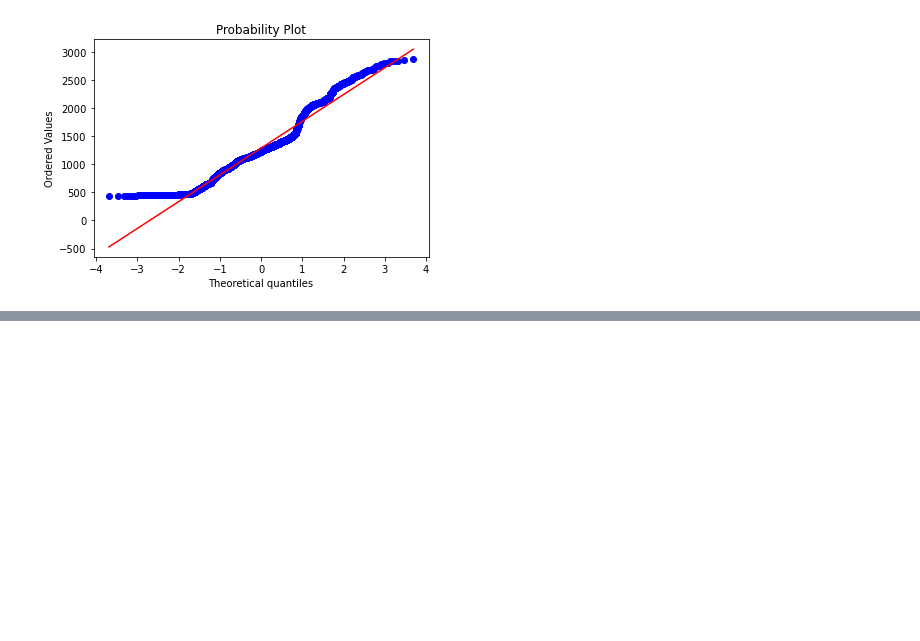
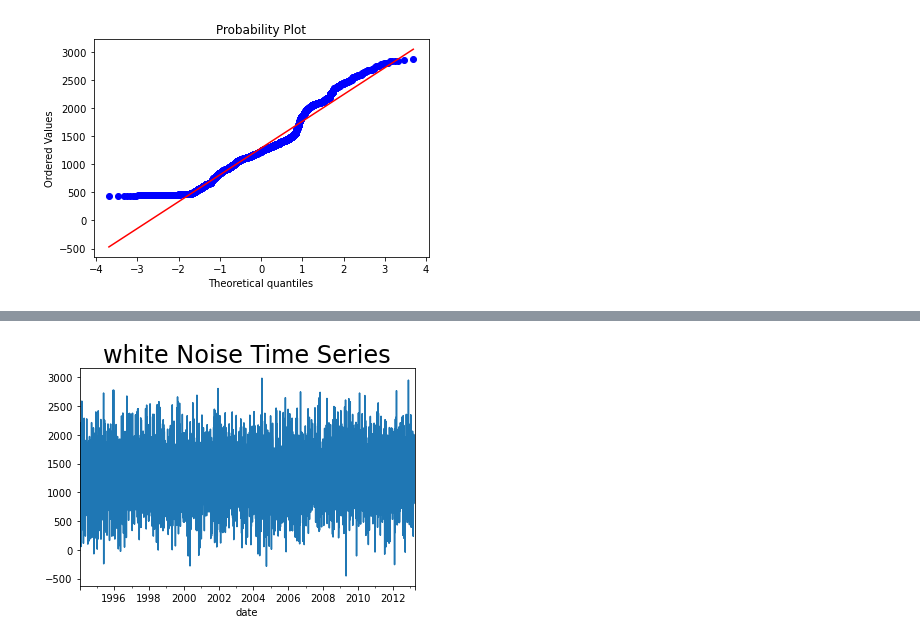
Before and after one commit to developergaurav77/Time-Series-Analysis, a Jupyter notebook: 0_Introduction_to_time_series.ipynb, the cells around one changed output, grey strips where cells are left out. Cells and saved outputs as stored; diff of their text form; code cells hidden in the pictures; blank space fills up the shorter version.

```diff
--- a/0_Introduction_to_time_series.ipynb
+++ b/0_Introduction_to_time_series.ipynb
@@ -126,0 +249,3 @@ pylab.show()
+# %%
+size = int(len(df) * 0.8)
+size
@@ -126,0 +254,3 @@ pylab.show()
+# %%
+df_train = df.iloc[:size]
+df_test = df.iloc[size:]
@@ -126,0 +284,3 @@ pylab.show()
+# %%
+wn = np.random.normal(loc=df.market_value.mean(),scale=df.market_value.std(),size=len(df_train))
+wn
@@ -126,0 +290,2 @@ pylab.show()
+# %%
+df_train['wn'] = wn
@@ -126,0 +310,6 @@ pylab.show()
+# %%
+df_train.wn.plot()
+plt.title("white Noise Time Series",size=24)
+plt.show()
+# %% [output]
+[figure, added]
```
Also changed, not shown: parts of 29 cells of this notebook, 1 other file.
